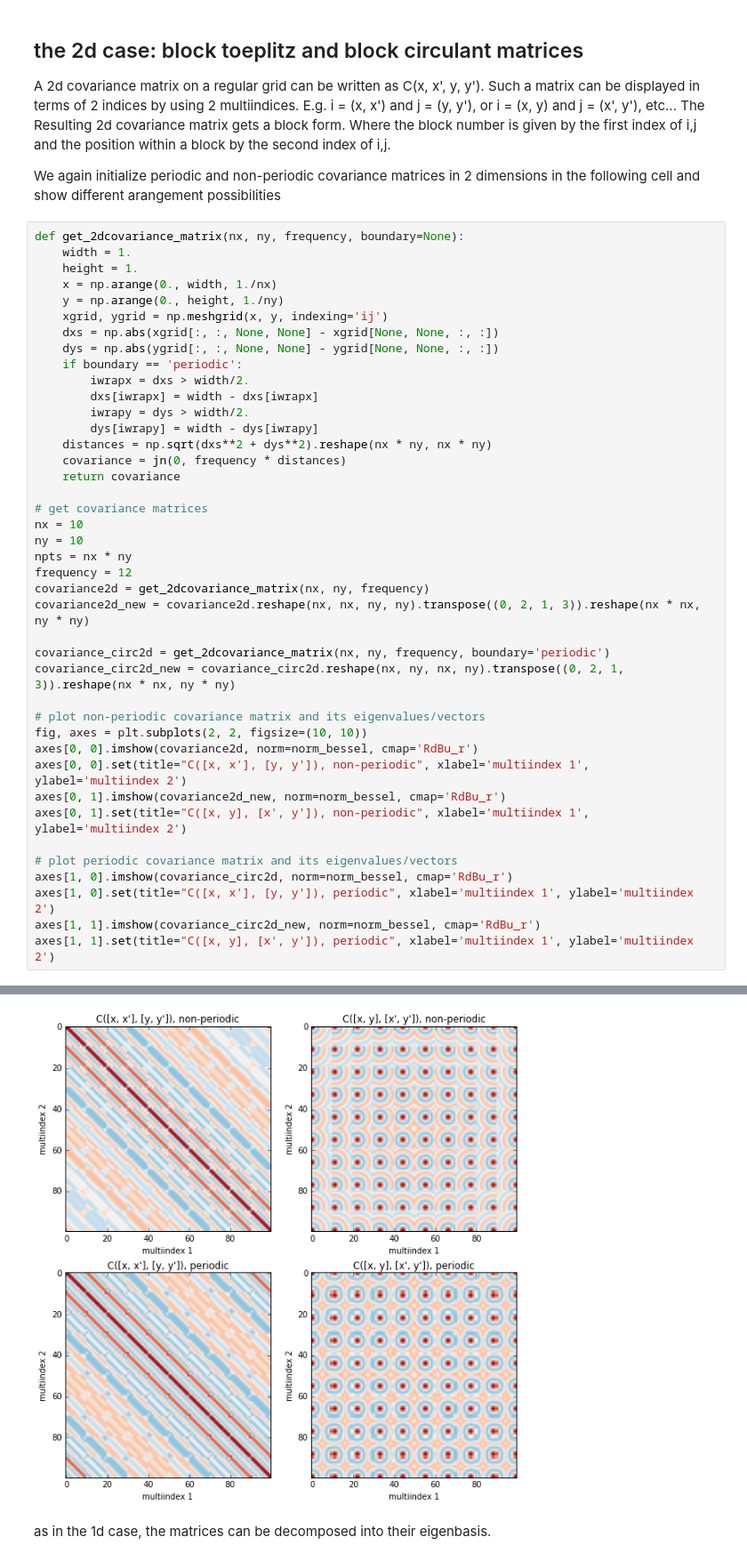
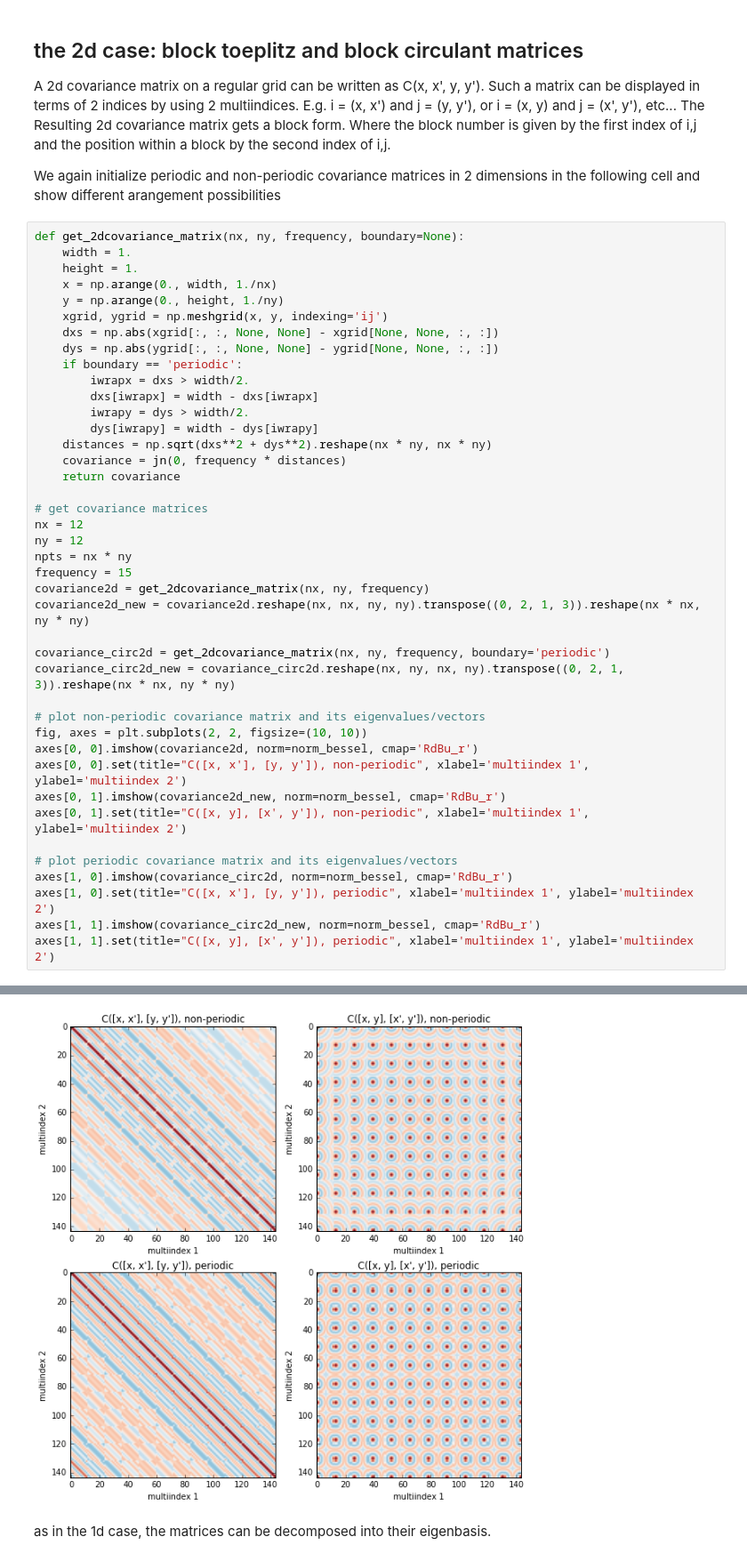
Before and after one commit to MMesch/toeplitz_spectrum, a Jupyter notebook: toeplitz_spectrum.ipynb, the cells around one changed output, grey strips where cells are left out. Shown at 89% size. Drawn from its saved outputs; the diff is of its cells as text.

```diff
--- a/toeplitz_spectrum.ipynb
+++ b/toeplitz_spectrum.ipynb
@@ -148,37 +148,37 @@ def get_2dcovariance_matrix(nx, ny, frequency, boundary=None):
         iwrapy = dys > width/2.
         dys[iwrapy] = width - dys[iwrapy]
     distances = np.sqrt(dxs**2 + dys**2).reshape(nx * ny, nx * ny)
     covariance = jn(0, frequency * distances)
     return covariance
 
 # get covariance matrices
-nx = 10
-ny = 10
+nx = 12
+ny = 12
 npts = nx * ny
-frequency = 12
+frequency = 15
 covariance2d = get_2dcovariance_matrix(nx, ny, frequency)
 covariance2d_new = covariance2d.reshape(nx, nx, ny, ny).transpose((0, 2, 1, 3)).reshape(nx * nx, ny * ny)
 
 covariance_circ2d = get_2dcovariance_matrix(nx, ny, frequency, boundary='periodic')
 covariance_circ2d_new = covariance_circ2d.reshape(nx, ny, nx, ny).transpose((0, 2, 1, 3)).reshape(nx * nx, ny * ny)
 
 # plot non-periodic covariance matrix and its eigenvalues/vectors
 fig, axes = plt.subplots(2, 2, figsize=(10, 10))
 axes[0, 0].imshow(covariance2d, norm=norm_bessel, cmap='RdBu_r')
 axes[0, 0].set(title="C([x, x'], [y, y']), non-periodic", xlabel='multiindex 1', ylabel='multiindex 2')
 axes[0, 1].imshow(covariance2d_new, norm=norm_bessel, cmap='RdBu_r')
 axes[0, 1].set(title="C([x, y], [x', y']), non-periodic", xlabel='multiindex 1', ylabel='multiindex 2')
 
 # plot periodic covariance matrix and its eigenvalues/vectors
 axes[1, 0].imshow(covariance_circ2d, norm=norm_bessel, cmap='RdBu_r')
 axes[1, 0].set(title="C([x, x'], [y, y']), periodic", xlabel='multiindex 1', ylabel='multiindex 2')
 axes[1, 1].imshow(covariance_circ2d_new, norm=norm_bessel, cmap='RdBu_r')
 axes[1, 1].set(title="C([x, y], [x', y']), periodic", xlabel='multiindex 1', ylabel='multiindex 2')
 # %% [output]
 [<matplotlib.text.Text at 0x...>,
  <matplotlib.text.Text at 0x...>,
  <matplotlib.text.Text at 0x...>]
-[figure, old version]
+[figure, new version]
 # %% [markdown]
 as in the 1d case, the matrices can be decomposed into their eigenbasis.
 # %%
```
Also changed, not shown: parts of 5 cells of this notebook.
